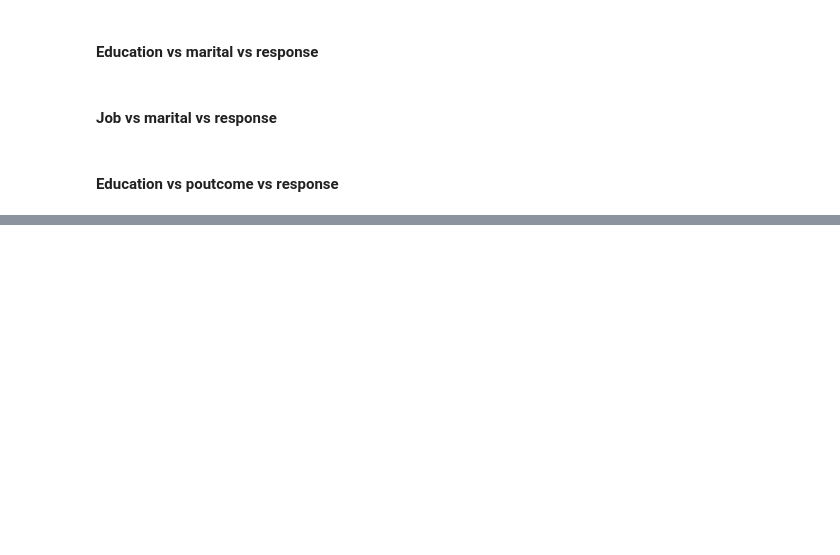
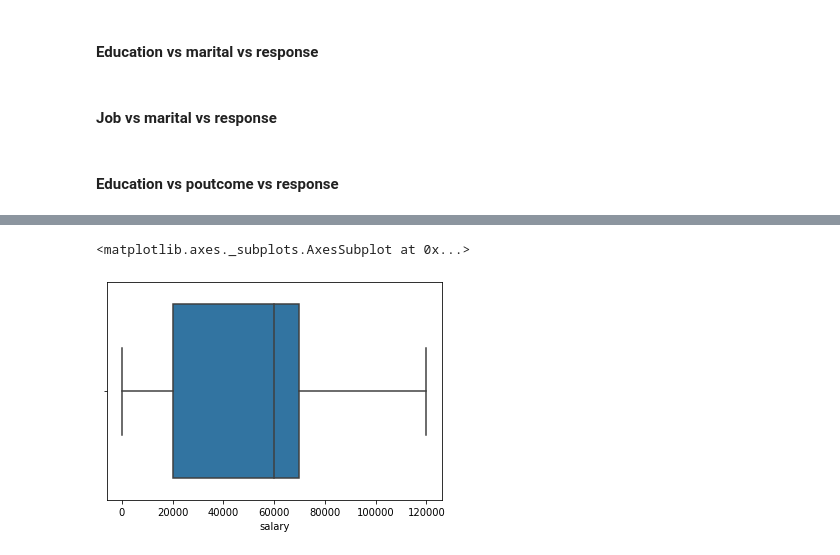
Before and after one commit to datagrad/EDA-of-Bank-Telemarketing-Campaign, a Jupyter notebook: Bank_TeleMarketing_Campaign_EDA.ipynb, the cells around one changed output, grey strips where cells are left out. Cells and saved outputs as stored; diff of their text form; code cells hidden in the pictures; blank space fills up the shorter version.

```diff
--- a/Bank_TeleMarketing_Campaign_EDA.ipynb
+++ b/Bank_TeleMarketing_Campaign_EDA.ipynb
@@ -1010,0 +1107,6 @@ def p75(x):
+# %%
+#### Box Plot
+sns.boxplot(df.salary)
+# %% [output]
+<matplotlib.axes._subplots.AxesSubplot at 0x...>
+[figure, added]
```
Also changed, not shown: parts of 26 cells of this notebook.
